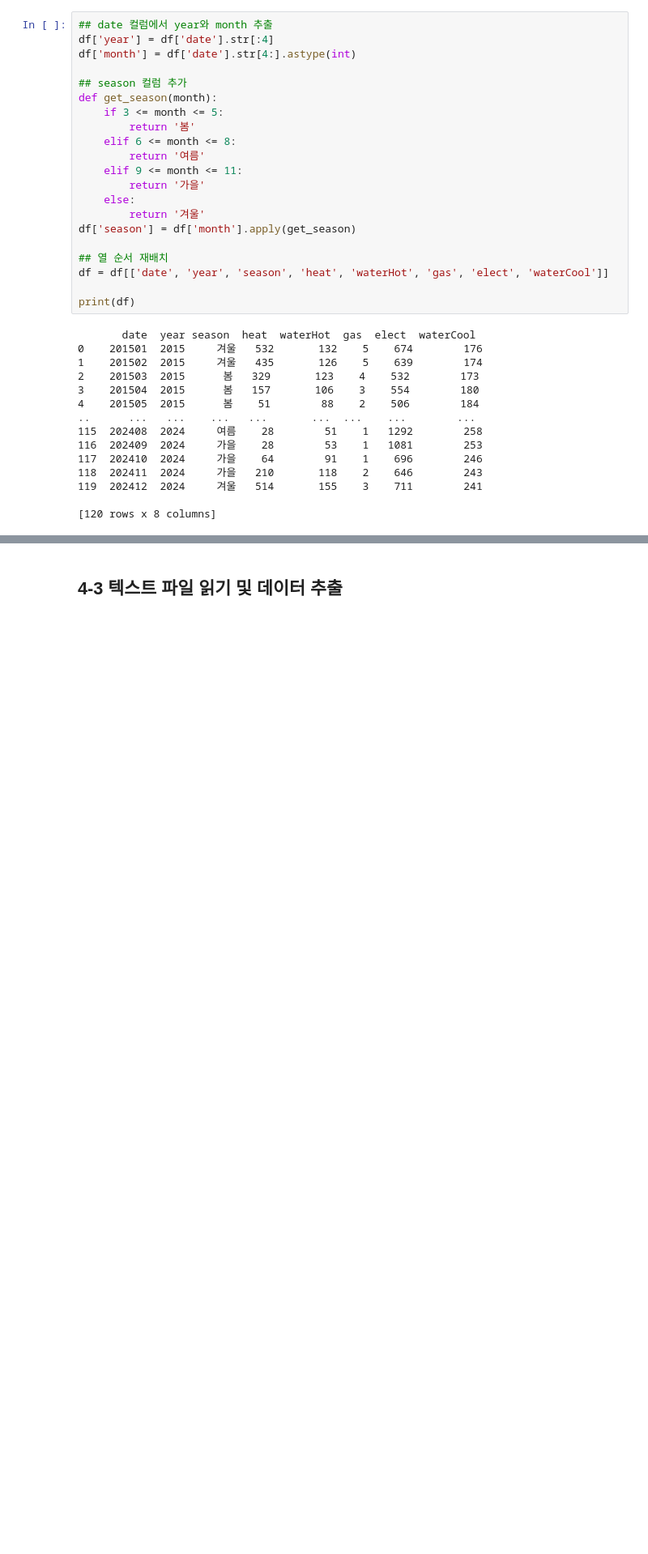
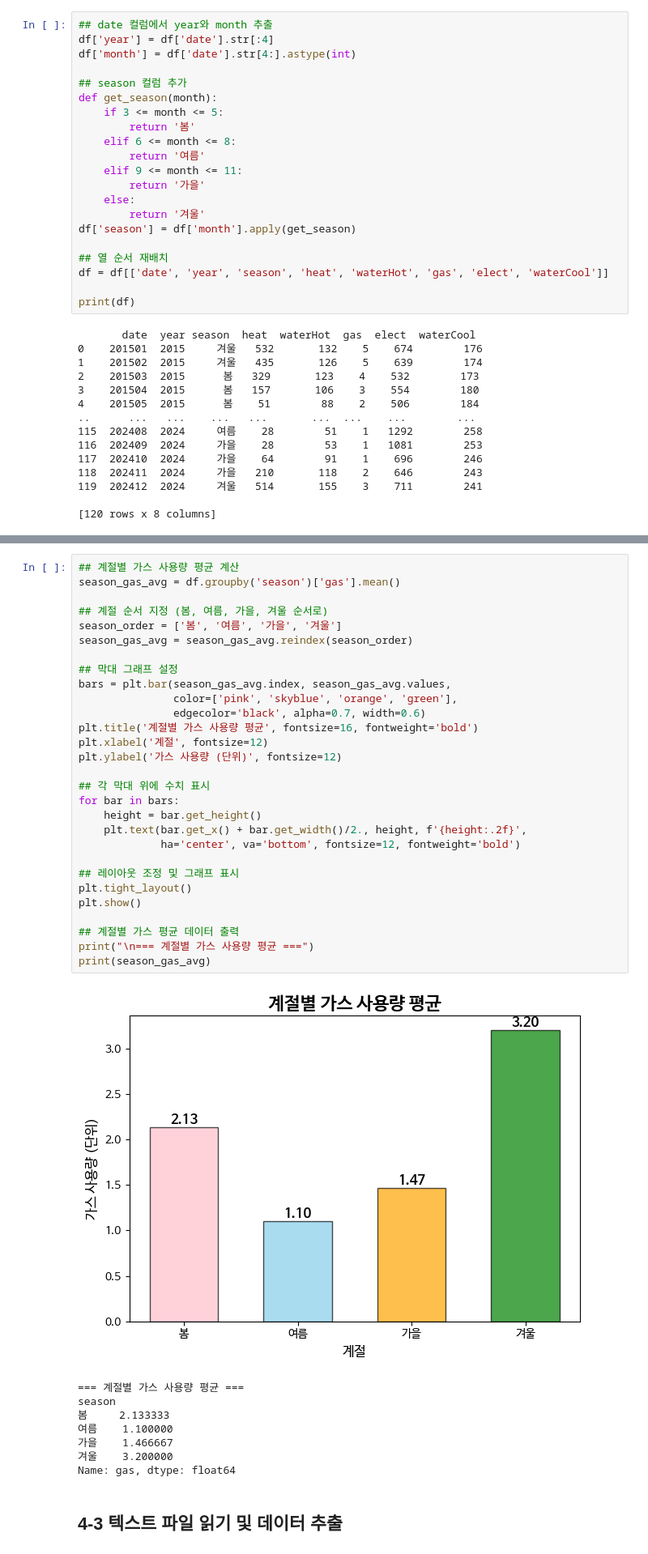
Before and after one commit to ParkEunhee999/Data-Analysis-with-Open-Source, a Jupyter notebook: 오픈소스_데이터_분석_4강.ipynb, the cells around one changed output, grey strips where cells are left out. Shown at 81% size. Saved outputs shown, nothing was run; the diff lists cells and outputs as text; blank space fills up the shorter version.

```diff
--- a/오픈소스_데이터_분석_4강.ipynb
+++ b/오픈소스_데이터_분석_4강.ipynb
@@ -214,3 +180,41 @@ Name: total_cost, dtype: int64
+# %%
+## 계절별 가스 사용량 평균 계산
+season_gas_avg = df.groupby('season')['gas'].mean()
+
+## 계절 순서 지정 (봄, 여름, 가을, 겨울 순서로)
+season_order = ['봄', '여름', '가을', '겨울']
+season_gas_avg = season_gas_avg.reindex(season_order)
+
+## 막대 그래프 설정
+bars = plt.bar(season_gas_avg.index, season_gas_avg.values,
+               color=['pink', 'skyblue', 'orange', 'green'],
+               edgecolor='black', alpha=0.7, width=0.6)
+plt.title('계절별 가스 사용량 평균', fontsize=16, fontweight='bold')
+plt.xlabel('계절', fontsize=12)
+plt.ylabel('가스 사용량 (단위)', fontsize=12)
+
+## 각 막대 위에 수치 표시
+for bar in bars:
+    height = bar.get_height()
+    plt.text(bar.get_x() + bar.get_width()/2., height, f'{height:.2f}',
+             ha='center', va='bottom', fontsize=12, fontweight='bold')
+
+## 레이아웃 조정 및 그래프 표시
+plt.tight_layout()
+plt.show()
+
+## 계절별 가스 평균 데이터 출력
+print("\n=== 계절별 가스 사용량 평균 ===")
+print(season_gas_avg)
+# %% [output]
+[figure, added]
+=== 계절별 가스 사용량 평균 ===
+season
+봄     2.133333
+여름    1.100000
+가을    1.466667
+겨울    3.200000
+Name: gas, dtype: float64
 # %% [markdown]
 ## 4-3 텍스트 파일 읽기 및 데이터 추출
 # %%
```
Also changed, not shown: parts of 5 cells of this notebook.
